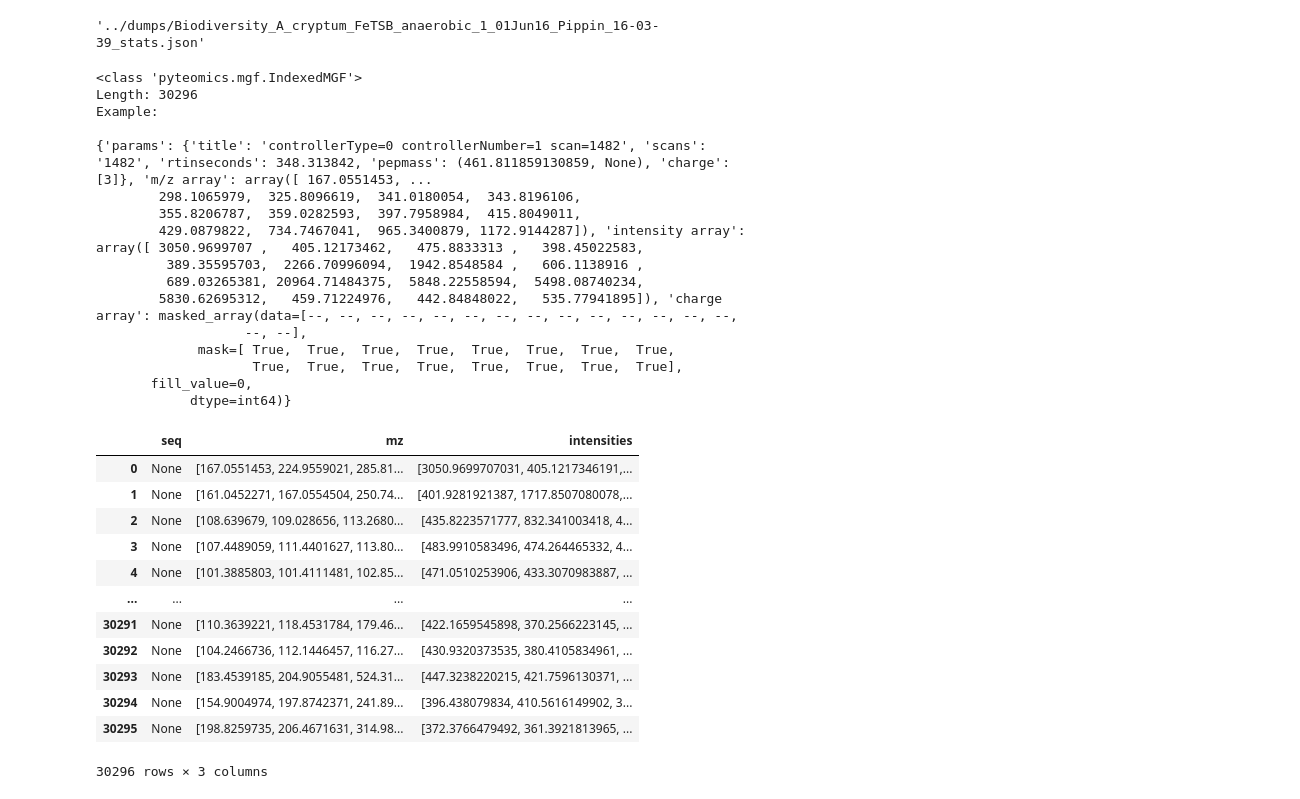
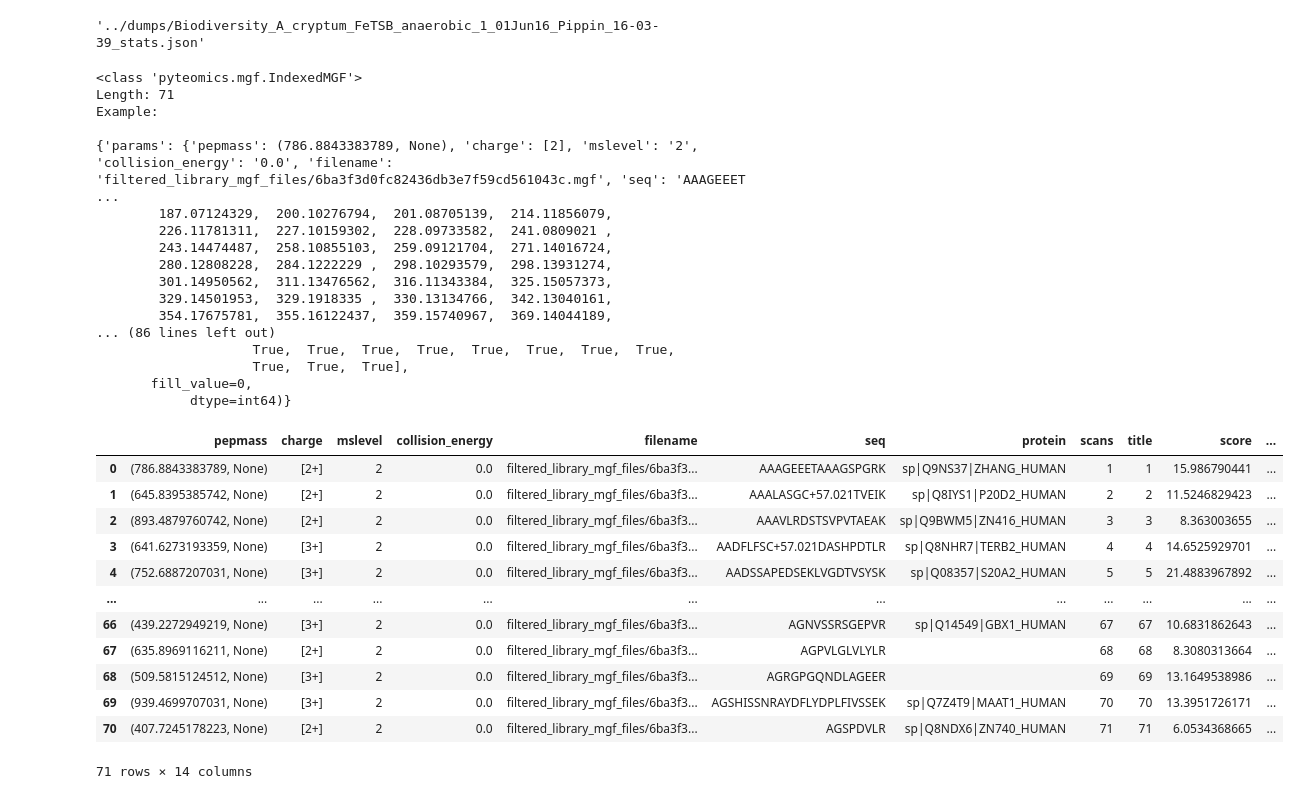
Before and after one commit to Miroka96/mmdenovo, a Jupyter notebook: src/210106 Data Preparation.ipynb, the cells around one changed output. Cells and saved outputs as stored; diff of their text form; code cells hidden in the pictures.

```diff
--- a/src/210106 Data Preparation.ipynb
+++ b/src/210106 Data Preparation.ipynb
@@ -5,5 +5,6 @@ pwd
 # %%
-MGF_FILE = "../datasets/Biodiversity_A_cryptum_FeTSB_anaerobic_1_01Jun16_Pippin_16-03-39.mgf"
+MGF_FILE = "../datasets/small.mgf"
+MZID_FILE = "../datasets/PXD010000/Biodiversity_A_cryptum_FeTSB_anaerobic_1_01Jun16_Pippin_16-03-39_msgfplus.mzid"
 PARQUET_FILE = "../dumps/Biodiversity_A_cryptum_FeTSB_anaerobic_1_01Jun16_Pippin_16-03-39.parquet"
 PADDING_CHARACTER = '_'
 PADDING_VALUE = 0
@@ -17,28 +18,3 @@ from pyteomics import parser, mgf
 import pandas as pd
 import numpy as np
 import json
-# %%
-mgf_iterator = mgf.read(MGF_FILE)
-print(type(mgf_iterator))
-mgf_entries = list(mgf_iterator)
-print("Length:", len(mgf_entries))
-print("Example:")
-print()
-print(mgf_entries[0])
-# %% [output]
-<class 'pyteomics.mgf.IndexedMGF'>
-Length: 30296
-Example:
-
-{'params': {'title': 'controllerType=0 controllerNumber=1 scan=1482', 'scans': '1482', 'rtinseconds': 348.313842, 'pepmass': (461.811859130859, None), 'charge': [3]}, 'm/z array': array([ 167.0551453, ...
-        298.1065979,  325.8096619,  341.0180054,  343.8196106,
-        355.8206787,  359.0282593,  397.7958984,  415.8049011,
-        429.0879822,  734.7467041,  965.3400879, 1172.9144287]), 'intensity array': array([ 3050.9699707 ,   405.12173462,   475.8833313 ,   398.45022583,
-         389.35595703,  2266.70996094,  1942.8548584 ,   606.1138916 ,
-         689.03265381, 20964.71484375,  5848.22558594,  5498.08740234,
-        5830.62695312,   459.71224976,   442.84848022,   535.77941895]), 'charge array': masked_array(data=[--, --, --, --, --, --, --, --, --, --, --, --, --, --,
-                   --, --],
-             mask=[ True,  True,  True,  True,  True,  True,  True,  True,
-                    True,  True,  True,  True,  True,  True,  True,  True],
-       fill_value=0,
-            dtype=int64)}
@@ -62,17 +20,0 @@ def extract_features_from_mgf_entry(entry):
-# %%
-mgf_df = pd.DataFrame(data=[extract_features_from_mgf_entry(entry) for entry in mgf_entries])
-mgf_df
-# %% [output]
-|  | seq | mz | intensities |
-| 0 | None | [167.0551453, 224.9559021, 285.81... | [3050.9699707031, 405.1217346191,... |
-| 1 | None | [161.0452271, 167.0554504, 250.74... | [401.9281921387, 1717.8507080078,... |
-| 2 | None | [108.639679, 109.028656, 113.2680... | [435.8223571777, 832.341003418, 4... |
-| 3 | None | [107.4489059, 111.4401627, 113.80... | [483.9910583496, 474.264465332, 4... |
-| 4 | None | [101.3885803, 101.4111481, 102.85... | [471.0510253906, 433.3070983887, ... |
-| ... | ... | ... | ... |
-| 30291 | None | [110.3639221, 118.4531784, 179.46... | [422.1659545898, 370.2566223145, ... |
-| 30292 | None | [104.2466736, 112.1446457, 116.27... | [430.9320373535, 380.4105834961, ... |
-| 30293 | None | [183.4539185, 204.9055481, 524.31... | [447.3238220215, 421.7596130371, ... |
-| 30294 | None | [154.9004974, 197.8742371, 241.89... | [396.438079834, 410.5616149902, 3... |
-| 30295 | None | [198.8259735, 206.4671631, 314.98... | [372.3766479492, 361.3921813965, ... |
-30296 rows × 3 columns
@@ -78,0 +23,34 @@ mgf_df
+# %%
+mgf_id = read(MGF_FILE)
+mgf_id
+# %% [output]
+<class 'pyteomics.mgf.IndexedMGF'>
+Length: 71
+Example:
+
+{'params': {'pepmass': (786.8843383789, None), 'charge': [2], 'mslevel': '2', 'collision_energy': '0.0', 'filename': 'filtered_library_mgf_files/6ba3f3d0fc82436db3e7f59cd561043c.mgf', 'seq': 'AAAGEEET ...
+        187.07124329,  200.10276794,  201.08705139,  214.11856079,
+        226.11781311,  227.10159302,  228.09733582,  241.0809021 ,
+        243.14474487,  258.10855103,  259.09121704,  271.14016724,
+        280.12808228,  284.1222229 ,  298.10293579,  298.13931274,
+        301.14950562,  311.13476562,  316.11343384,  325.15057373,
+        329.14501953,  329.1918335 ,  330.13134766,  342.13040161,
+        354.17675781,  355.16122437,  359.15740967,  369.14044189,
+... (86 lines left out)
+                    True,  True,  True,  True,  True,  True,  True,  True,
+                    True,  True,  True],
+       fill_value=0,
+            dtype=int64)}
+|  | pepmass | charge | mslevel | collision_energy | filename | seq | protein | scans | title | score | ... |
+| 0 | (786.8843383789, None) | [2+] | 2 | 0.0 | filtered_library_mgf_files/6ba3f3... | AAAGEEETAAAGSPGRK | sp|Q9NS37|ZHANG_HUMAN | 1 | 1 | 15.986790441 | ... |
+| 1 | (645.8395385742, None) | [2+] | 2 | 0.0 | filtered_library_mgf_files/6ba3f3... | AAALASGC+57.021TVEIK | sp|Q8IYS1|P20D2_HUMAN | 2 | 2 | 11.5246829423 | ... |
+| 2 | (893.4879760742, None) | [2+] | 2 | 0.0 | filtered_library_mgf_files/6ba3f3... | AAAVLRDSTSVPVTAEAK | sp|Q9BWM5|ZN416_HUMAN | 3 | 3 | 8.363003655 | ... |
+| 3 | (641.6273193359, None) | [3+] | 2 | 0.0 | filtered_library_mgf_files/6ba3f3... | AADFLFSC+57.021DASHPDTLR | sp|Q8NHR7|TERB2_HUMAN | 4 | 4 | 14.6525929701 | ... |
+| 4 | (752.6887207031, None) | [3+] | 2 | 0.0 | filtered_library_mgf_files/6ba3f3... | AADSSAPEDSEKLVGDTVSYSK | sp|Q08357|S20A2_HUMAN | 5 | 5 | 21.4883967892 | ... |
+| ... | ... | ... | ... | ... | ... | ... | ... | ... | ... | ... | ... |
+| 66 | (439.2272949219, None) | [3+] | 2 | 0.0 | filtered_library_mgf_files/6ba3f3... | AGNVSSRSGEPVR | sp|Q14549|GBX1_HUMAN | 67 | 67 | 10.6831862643 | ... |
+| 67 | (635.8969116211, None) | [2+] | 2 | 0.0 | filtered_library_mgf_files/6ba3f3... | AGPVLGLVLYLR |  | 68 | 68 | 8.3080313664 | ... |
+| 68 | (509.5815124512, None) | [3+] | 2 | 0.0 | filtered_library_mgf_files/6ba3f3... | AGRGPGQNDLAGEER |  | 69 | 69 | 13.1649538986 | ... |
+| 69 | (939.4699707031, None) | [3+] | 2 | 0.0 | filtered_library_mgf_files/6ba3f3... | AGSHISSNRAYDFLYDPLFIVSSEK | sp|Q7Z4T9|MAAT1_HUMAN | 70 | 70 | 13.3951726171 | ... |
+| 70 | (407.7245178223, None) | [2+] | 2 | 0.0 | filtered_library_mgf_files/6ba3f3... | AGSPDVLR | sp|Q8NDX6|ZN740_HUMAN | 71 | 71 | 6.0534368665 | ... |
+71 rows × 14 columns
```
Also changed, not shown: parts of 7 cells of this notebook, 11 other files.
